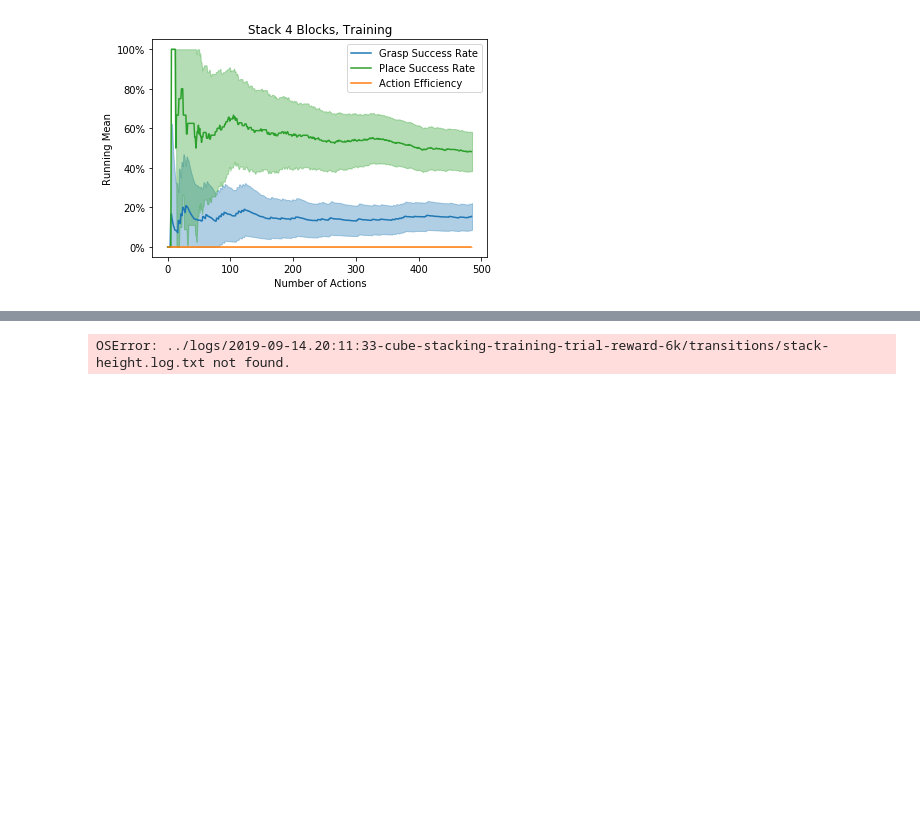
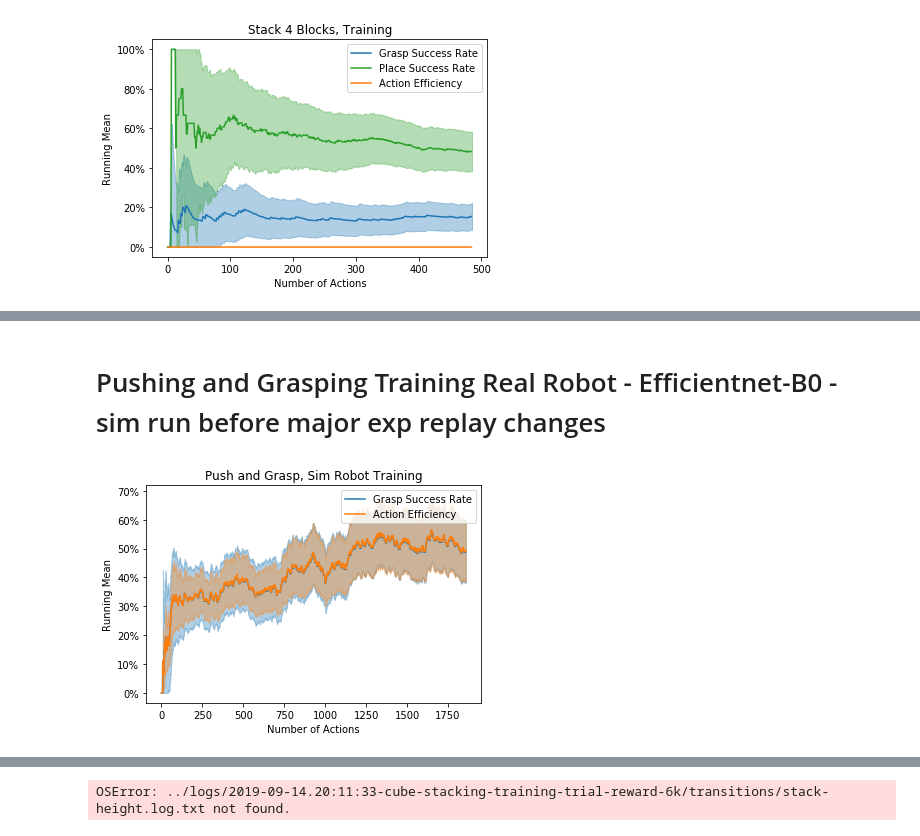
Before and after one commit to jhu-lcsr/good_robot, a Jupyter notebook: plot_success_rate/calculate_successes.ipynb, the cells around one changed output, grey strips where cells are left out. Cells and saved outputs as stored; diff of their text form; code cells hidden in the pictures; blank space fills up the shorter version.

```diff
--- a/plot_success_rate/calculate_successes.ipynb
+++ b/plot_success_rate/calculate_successes.ipynb
@@ -193,0 +212,11 @@ plot_it(log_dir, title, window=window, max_iter=max_iter, place=True)
+# %% [markdown]
+# Pushing and Grasping Training Real Robot - Efficientnet-B0 - sim run before major exp replay changes
+# %%
+window = 200
+max_iter = None
+log_dir = '../logs/2020-01-01-15-03-56'
+# /home/costar/src/real_good_robot/logs/2020-01-01-21-46-43
+title = 'Push and Grasp, Sim Robot Training'
+plot_it(log_dir, title, window=window, max_iter=max_iter, place=False)
+# %% [output]
+[figure, added]
```
Also changed, not shown: parts of 11 cells of this notebook.
